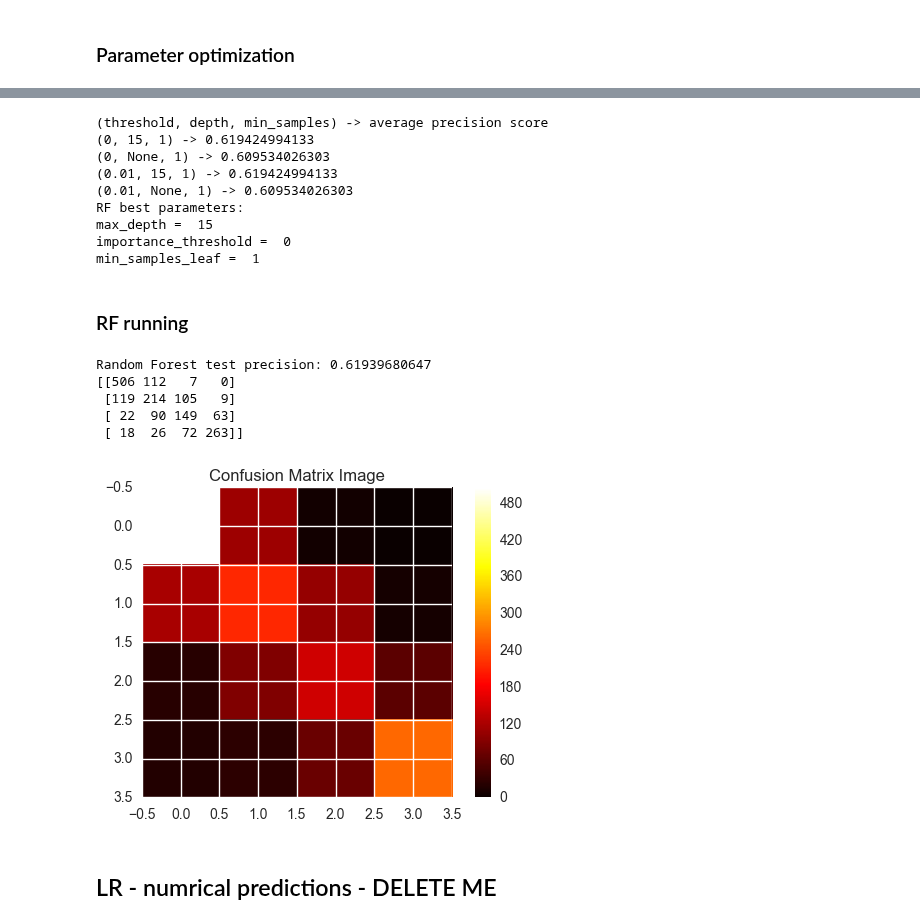
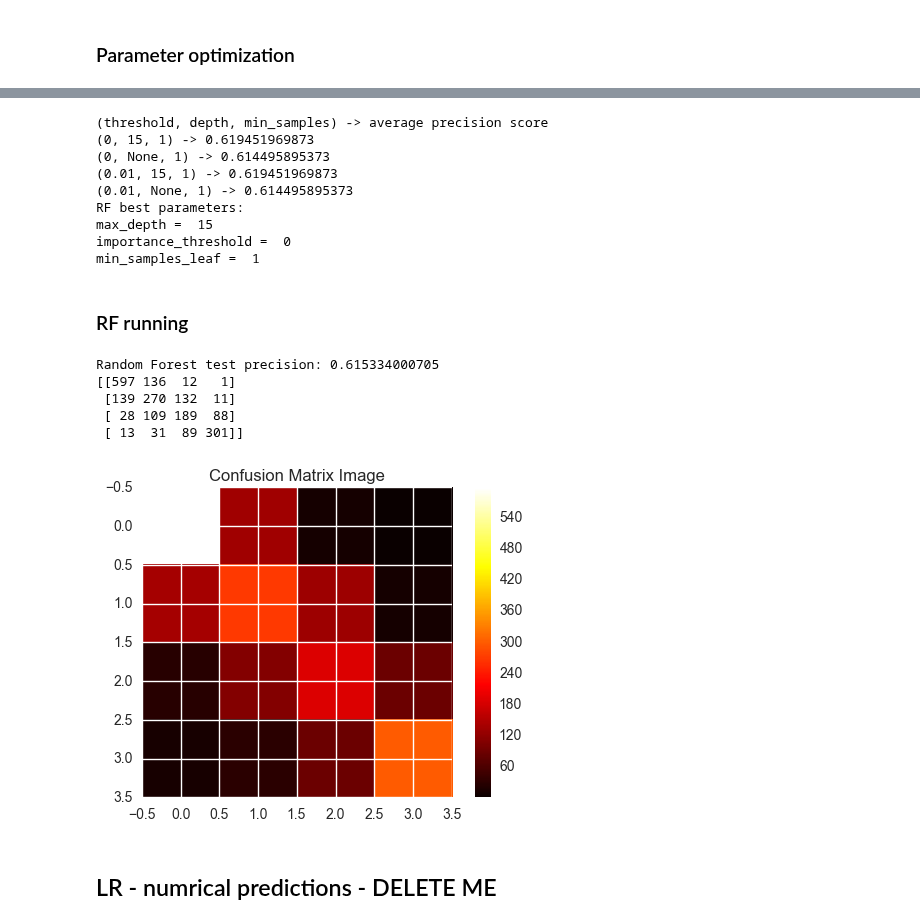
Before and after one commit to liadwg/data_mining_workshop, a Jupyter notebook: like_prediction_workshop - lite.ipynb, the cells around one changed output, grey strips where cells are left out. Saved outputs shown, nothing was run; the diff lists cells and outputs as text; code cells hidden in the pictures.

```diff
--- a/like_prediction_workshop - lite.ipynb
+++ b/like_prediction_workshop - lite.ipynb
@@ -338,15 +338,15 @@ def prepare_data(data_set, label_limit):
     # TODO - add shuffle
 
     if type(label_limit) is int:
-        labels = pp_data['likes'].apply(lambda x: 0 if x <= 50000 else 1)
+        labels = data_set['likes'].apply(lambda x: 0 if x <= 50000 else 1)
     else:
-        labels = pp_data['labels'].apply(lambda x: int(x[-1]))
+        labels = data_set['labels'].apply(lambda x: int(x[-1]))
 
     train_len = int(len(data_set.id) * 0.8)
 
-    train_set = pp_data[:train_len].copy()
+    train_set = data_set[:train_len].copy()
     train_labels = labels[:train_len].copy()
-    test_set = pp_data[train_len:].copy()
+    test_set = data_set[train_len:].copy()
     test_labels = labels[train_len:].copy()
 
     train_set.drop(['likes', 'id', 'labels'], 1, inplace=True)
@@ -456,0 +451,15 @@ TypeError: 'Series' objects are mutable, thus they cannot be hashed
+# %%
+c_data = pp_data.copy()
+c_data['cluster'] = ds['cluster']
+c_data = c_data[c_data['cluster'] == 2]
+c_data.drop('cluster', 1, inplace=True)
+
+temp = pp_data.copy()
+v_data = temp[temp['is_verified'] == True]
+nv_data = temp[temp['is_verified'] == False]
+
+v_data['labels'] = binning(v_data['likes'], bin_num)
+nv_data['labels'] = binning(nv_data['likes'], bin_num)
+
+print v_data.likes.describe()
+print nv_data.likes.describe()
@@ -1053,3 +1102,6 @@ rf_test_set.drop(['likes', 'id', 'labels'], 1, inplace=True)
+# %%
+rf_train_set, rf_test_set, rf_train_labels, rf_test_labels = prepare_data(nv_data, 'bin')
+rf_train_len = rf_train_set.has_cover_photo.count()
 # %% [markdown]
 ### Parameter optimization
 # %%
@@ -1134,10 +1186,10 @@ print "importance_threshold = ", best_threshold
 print "min_samples_leaf = ", best_min_leaf
 # %% [output]
 (threshold, depth, min_samples) -> average precision score
-(0, 15, 1) -> 0.619424994133
-(0, None, 1) -> 0.609534026303
-(0.01, 15, 1) -> 0.619424994133
-(0.01, None, 1) -> 0.609534026303
+(0, 15, 1) -> 0.619451969873
+(0, None, 1) -> 0.614495895373
+(0.01, 15, 1) -> 0.619451969873
+(0.01, None, 1) -> 0.614495895373
 RF best parameters:
 max_depth =  15
 importance_threshold =  0
@@ -1147,25 +1199,27 @@ min_samples_leaf =  1
 # %%
 fc = filtered_by_thresholds[importances_thresholds.index(best_threshold)]
 forest = RandomForestClassifier(n_estimators=250, random_state=0, max_depth=best_max_depth, min_samples_leaf=best_min_leaf, oob_score=True)
 forest.fit(rf_train_set[fc].values, rf_train_labels)
 rf_train_predicted_probs = forest.predict_proba(rf_train_set[fc])
 rf_test_predicted_probs = forest.predict_proba(rf_test_set[fc])
 rf_test_predictions = forest.predict(rf_test_set[fc])
 res = metrics.precision_score(rf_test_labels, rf_test_predictions, average='macro')
 print "Random Forest test precision:", res
 
-cm_rf_labels = rf_test_labels.apply(lambda x: x[-1])
-cm_rf_predictions = [a[-1] for a in rf_test_predictions.tolist()]
-m = confusion_matrix(cm_rf_labels.values, cm_rf_predictions)
+# cm_rf_labels = rf_test_labels.apply(lambda x: x[-1])
+# cm_rf_predictions = [a[-1] for a in rf_test_predictions.tolist()]
+# m = confusion_matrix(cm_rf_labels.values, cm_rf_predictions)
+
+m = confusion_matrix(rf_test_labels.values, rf_test_predictions)
 print m
 plotConfusion(m, bin_num)
 # %% [output]
-Random Forest test precision: 0.61939680647
-[[506 112   7   0]
- [119 214 105   9]
- [ 22  90 149  63]
- [ 18  26  72 263]]
+Random Forest test precision: 0.615334000705
+[[597 136  12   1]
+ [139 270 132  11]
+ [ 28 109 189  88]
+ [ 13  31  89 301]]
-[figure, old version]
+[figure, new version]
 # %% [markdown]
 ## LR - numrical predictions - DELETE ME
 # %%
```
Also changed, not shown: parts of 7 cells of this notebook.
